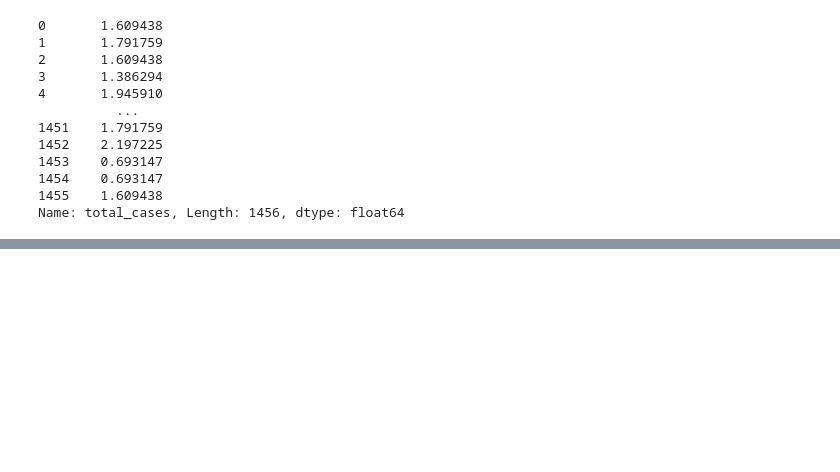
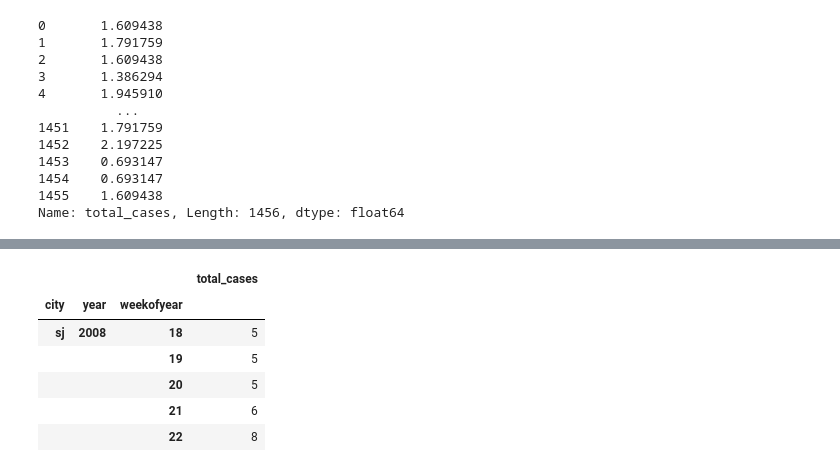
Before and after one commit to cristina-v-melnic/explorers-dsr-39, a Jupyter notebook: notebooks/Jul-19-From-scratch.ipynb, the cells around one changed output, grey strips where cells are left out. Saved outputs shown, nothing was run; the diff lists cells and outputs as text; code cells hidden in the pictures; blank space fills up the shorter version.

```diff
--- a/notebooks/Jul-19-From-scratch.ipynb
+++ b/notebooks/Jul-19-From-scratch.ipynb
@@ -304,3 +302,39 @@ Saved predictions in competition file format in path scratch_output_log.csv . /n
 |  |  | 25 | 1 |
 |  |  | 26 | 2 |
 416 rows × 1 columns
+# %%
+data, X, y = get_train_data(features_dir, labels_dir)
+
+log_transformer = FunctionTransformer(np.log1p, inverse_func=np.expm1)
+y_preprocessed = log_transformer.transform(y)
+
+X_preprocessed = get_preprocessed_X(X, time_column='week_start_date', format='%Y-%m-%d')
+
+model = xgb.XGBRegressor(max_depth=5,
+                     learning_rate=0.1,
+                     n_estimators=100,n_jobs=-1)
+
+model_log = xgb.XGBRegressor(max_depth=5,
+                     learning_rate=0.1,
+                     n_estimators=100,n_jobs=-1)
+
+xgb_reg = model.fit(X_preprocessed, y)
+xgb_reg_log = model_log.fit(X_preprocessed, y_preprocessed)
+
+X_test = pd.read_csv(test_dir)
+X_test_preprocessed = get_preprocessed_X(X_test)
+
+results = xgb_reg.predict(X_test_preprocessed)
+results_log = log_transformer.inverse_transform(xgb_reg_log.predict(X_test_preprocessed))
+
+score = mean_absolute_error(y, xgb_reg.predict(X_preprocessed))
+print("Score: {}".format(score))
+
+score_log = mean_absolute_error(y,
+                                log_transformer.inverse_transform(
+                                    xgb_reg_log.predict(X_preprocessed)))
+print("Score log: {}".format(score_log))
+
+
+out_df = get_test_output(X_test, results, indexes = ['city', 'year', 'weekofyear'], file_dir = 'scratch_output.csv')
+out_df_log = get_test_output(X_test, results_log, indexes = ['city', 'year', 'weekofyear'], file_dir = 'scratch_output_log.csv')
@@ -306,0 +350,10 @@ Saved predictions in competition file format in path scratch_output_log.csv . /n
+# %%
+out_df.head()
+# %% [output]
+|  |  |  | total_cases |
+| city | year | weekofyear |  |
+| sj | 2008 | 18 | 5 |
+|  |  | 19 | 5 |
+|  |  | 20 | 5 |
+|  |  | 21 | 6 |
+|  |  | 22 | 8 |
```
Also changed, not shown: parts of 14 cells of this notebook, 2 other files.
